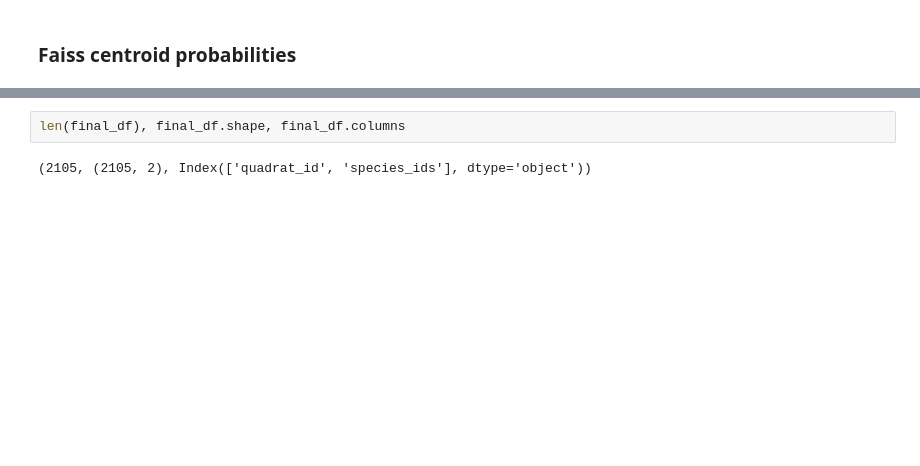
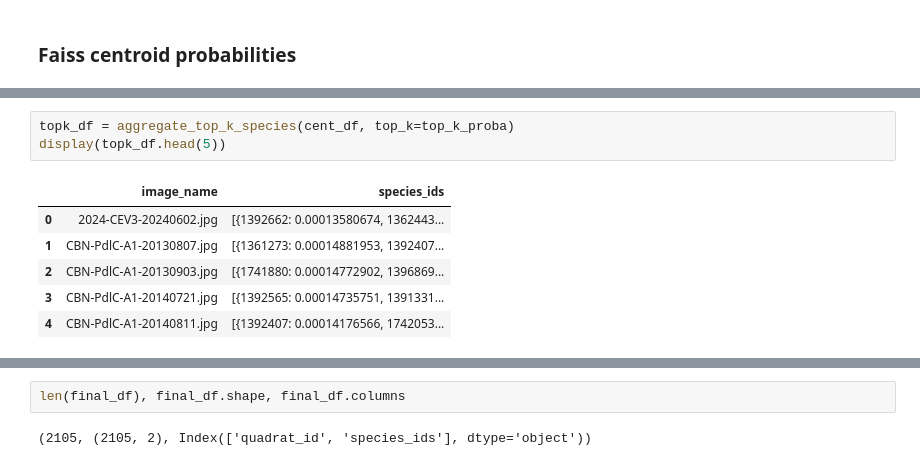
Before and after one commit to dsgt-arc/plantclef-2025, a Jupyter notebook: notebooks/classification/20250419-mg-centroids.ipynb, the cells around one changed output, grey strips where cells are left out. Drawn from its saved outputs; the diff is of its cells as text; blank space fills up the shorter version.

```diff
--- a/notebooks/classification/20250419-mg-centroids.ipynb
+++ b/notebooks/classification/20250419-mg-centroids.ipynb
@@ -107,0 +147,10 @@ cent_df["species_ids"].iloc[0]
+# %%
+topk_df = aggregate_top_k_species(cent_df, top_k=top_k_proba)
+display(topk_df.head(5))
+# %% [output]
+|  | image_name | species_ids |
+| 0 | 2024-CEV3-20240602.jpg | [{1392662: 0.00013580674, 1362443... |
+| 1 | CBN-PdlC-A1-20130807.jpg | [{1361273: 0.00014881953, 1392407... |
+| 2 | CBN-PdlC-A1-20130903.jpg | [{1741880: 0.00014772902, 1396869... |
+| 3 | CBN-PdlC-A1-20140721.jpg | [{1392565: 0.00014735751, 1391331... |
+| 4 | CBN-PdlC-A1-20140811.jpg | [{1392407: 0.00014176566, 1742053... |
```
Also changed, not shown: parts of 14 cells of this notebook, 1 other file.
